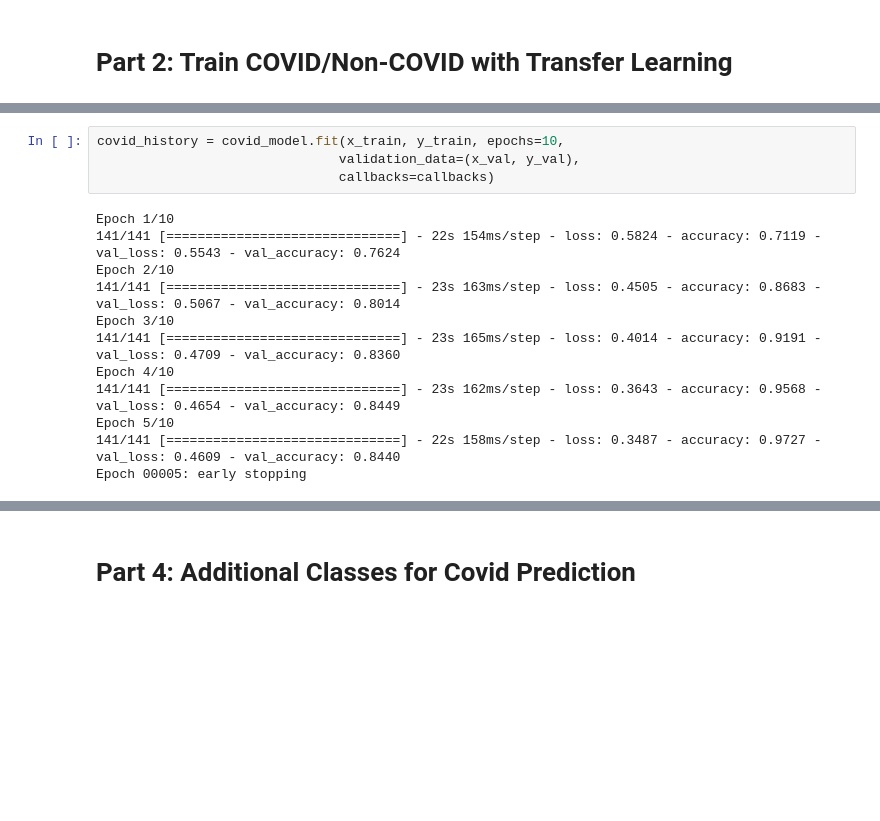
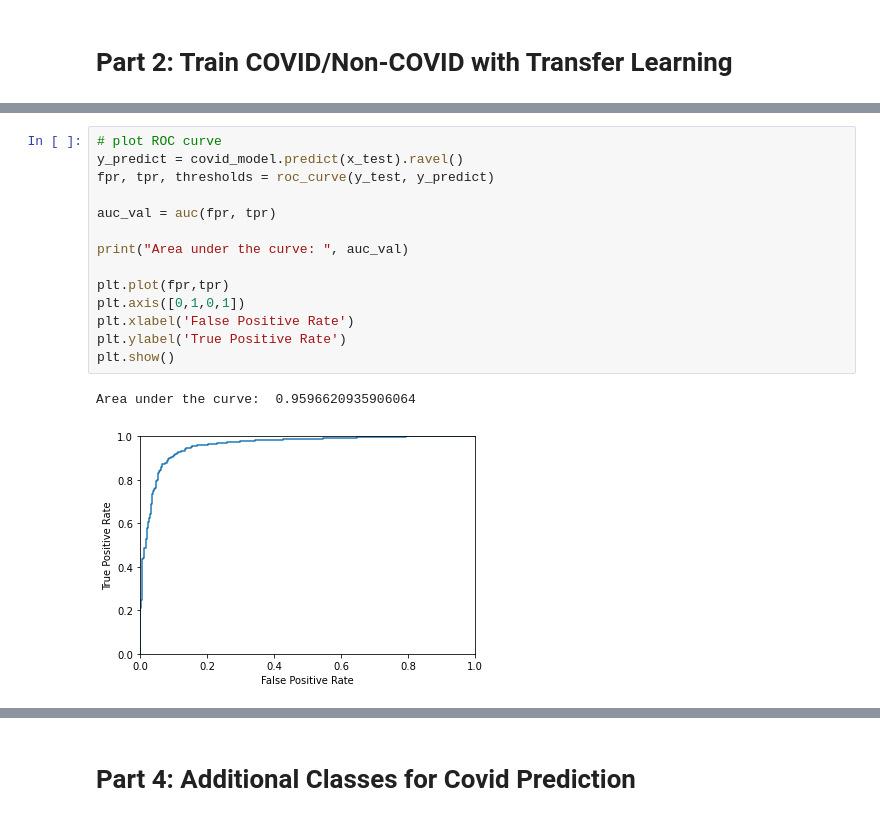
Before and after one commit to gdosulli/CS254_COVID, a Jupyter notebook: GOBT_CS254_COVID_TransferLearning.ipynb, the cells around one changed output, grey strips where cells are left out. Saved outputs shown, nothing was run; the diff lists cells and outputs as text; blank space fills up the shorter version.

```diff
--- a/GOBT_CS254_COVID_TransferLearning.ipynb
+++ b/GOBT_CS254_COVID_TransferLearning.ipynb
@@ -326,17 +406,18 @@ covid_model.compile(optimizer=opt,
-# %%
-covid_history = covid_model.fit(x_train, y_train, epochs=10,
-                               validation_data=(x_val, y_val),
-                               callbacks=callbacks)
-# %% [output]
-Epoch 1/10
-141/141 [==============================] - 22s 154ms/step - loss: 0.5824 - accuracy: 0.7119 - val_loss: 0.5543 - val_accuracy: 0.7624
-Epoch 2/10
-141/141 [==============================] - 23s 163ms/step - loss: 0.4505 - accuracy: 0.8683 - val_loss: 0.5067 - val_accuracy: 0.8014
-Epoch 3/10
-141/141 [==============================] - 23s 165ms/step - loss: 0.4014 - accuracy: 0.9191 - val_loss: 0.4709 - val_accuracy: 0.8360
-Epoch 4/10
-141/141 [==============================] - 23s 162ms/step - loss: 0.3643 - accuracy: 0.9568 - val_loss: 0.4654 - val_accuracy: 0.8449
-Epoch 5/10
-141/141 [==============================] - 22s 158ms/step - loss: 0.3487 - accuracy: 0.9727 - val_loss: 0.4609 - val_accuracy: 0.8440
-Epoch 00005: early stopping
+# %%
+# plot ROC curve
+y_predict = covid_model.predict(x_test).ravel()
+fpr, tpr, thresholds = roc_curve(y_test, y_predict)
+
+auc_val = auc(fpr, tpr)
+
+print("Area under the curve: ", auc_val)
+
+plt.plot(fpr,tpr)
+plt.axis([0,1,0,1])
+plt.xlabel('False Positive Rate')
+plt.ylabel('True Positive Rate')
+plt.show()
+# %% [output]
+Area under the curve:  0.9596620935906064
+[figure, added]
 # %%
```
Also changed, not shown: parts of 22 cells of this notebook, 4 other files.
